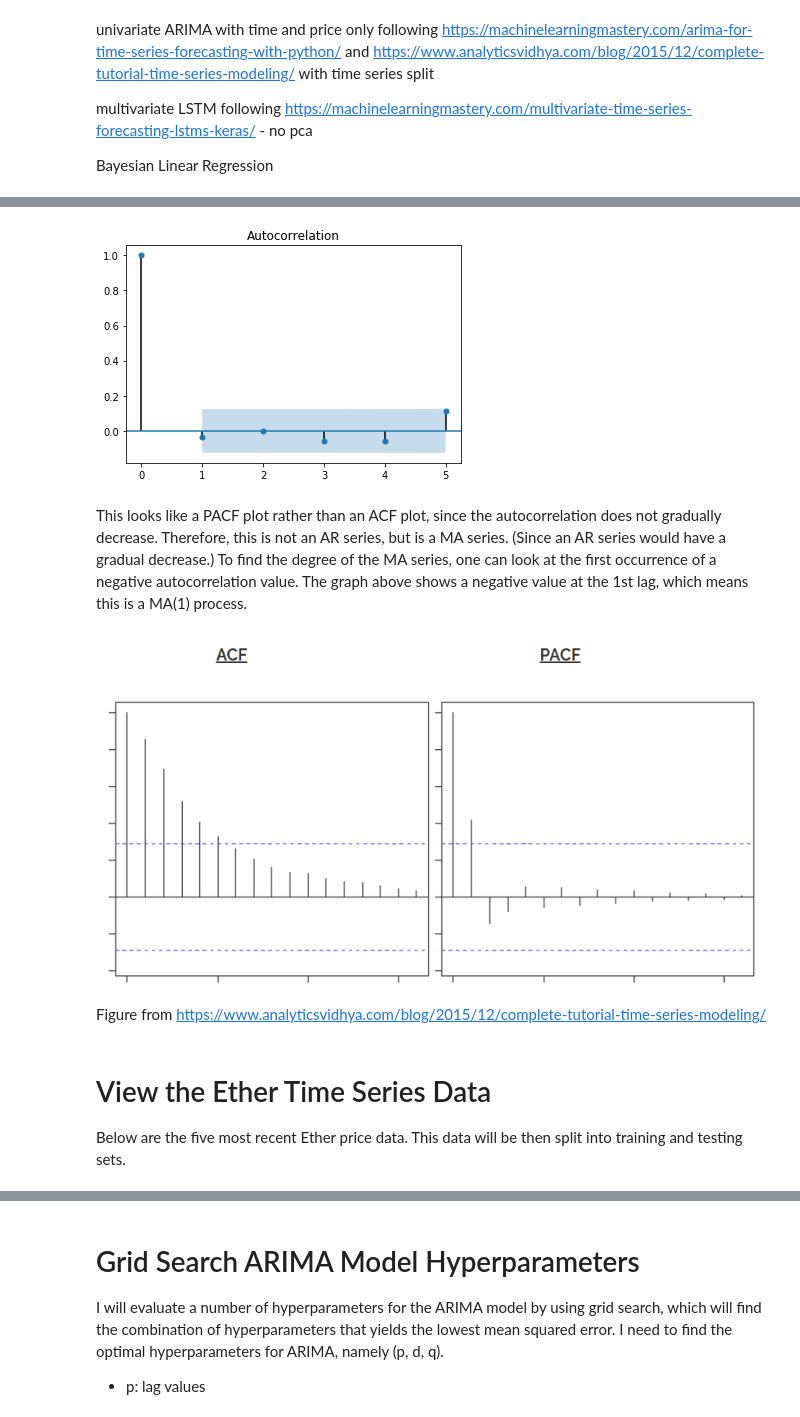
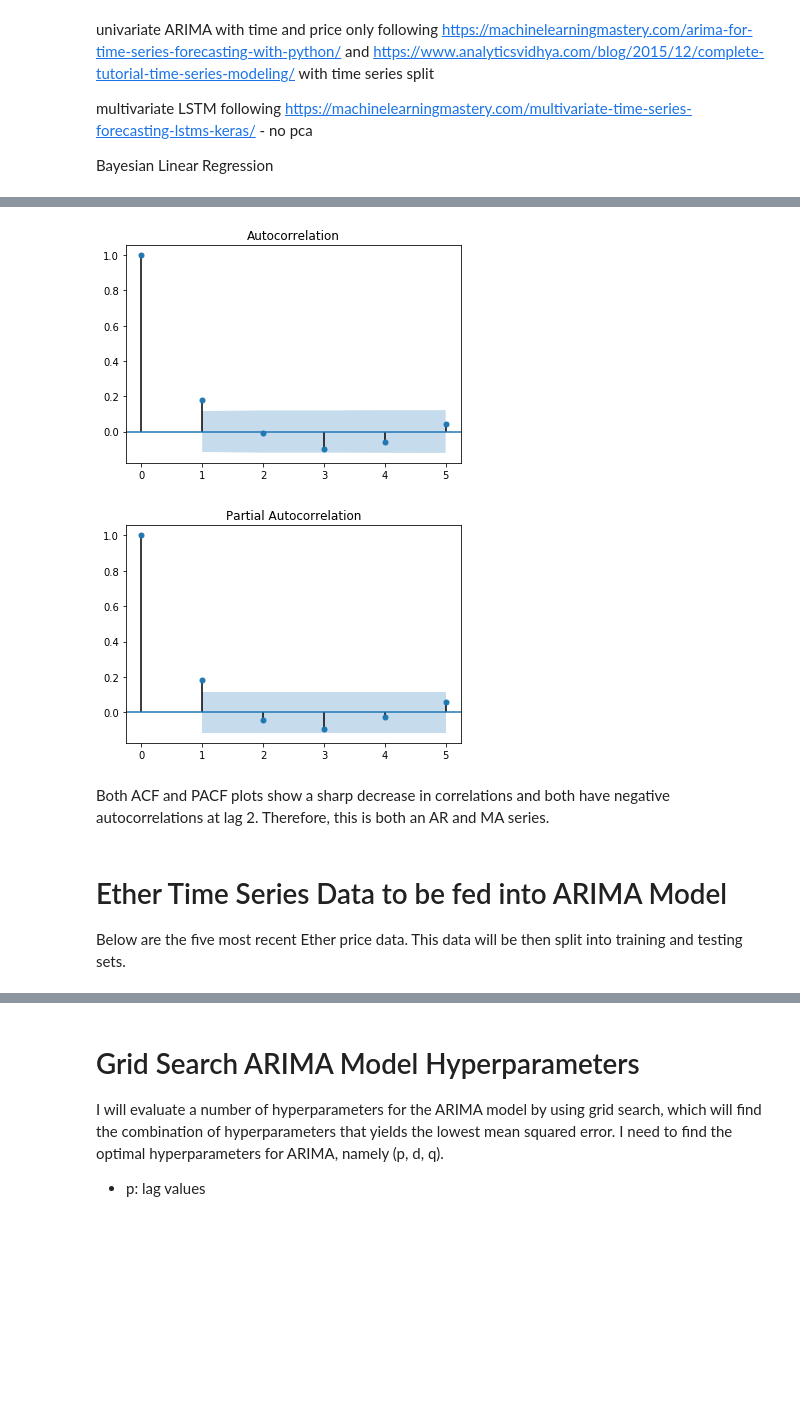
Before and after one commit to Smarker/udacity-ml, a Jupyter notebook: projects/capstone/MLCapstone.ipynb, the cells around one changed output, grey strips where cells are left out. Cells and saved outputs as stored; diff of their text form; code cells hidden in the pictures; blank space fills up the shorter version.

```diff
--- a/projects/capstone/MLCapstone.ipynb
+++ b/projects/capstone/MLCapstone.ipynb
@@ -515,15 +461,14 @@ I will use a **Total Correlation Chart** (also known as Auto – correlation Fun
 # %%
-from statsmodels.graphics.tsaplots import plot_acf
+from statsmodels.graphics.tsaplots import plot_acf, plot_pacf
 fig = plot_acf(x=ts_first_differences['Price'], lags=5)
+fig = plot_pacf(x=ts_first_differences['Price'], lags=5)
 # %% [output]
-[figure, old version]
+[figure, new version]
+[figure, added]
-# %% [markdown]
-This looks like a PACF plot rather than an ACF plot, since the autocorrelation does not gradually decrease. Therefore, this is not an AR series, but is a MA series. (Since an AR series would have a gradual decrease.) To find the degree of the MA series, one can look at the first occurrence of a negative autocorrelation value. The graph above shows a negative value at the 1st lag, which means this is a MA(1) process.
-
-![image.png](attachment:image.png)
-Figure from https://www.analyticsvidhya.com/blog/2015/12/complete-tutorial-time-series-modeling/
+# %% [markdown]
+Both ACF and PACF plots show a sharp decrease in correlations and both have negative autocorrelations at lag 2. Therefore, this is both an AR and MA series.
 # %% [markdown]
-# View the Ether Time Series Data
+# Ether Time Series Data to be fed into ARIMA Model
 
 Below are the five most recent Ether price data. This data will be then split into training and testing sets.
 # %%
```
Also changed, not shown: parts of 60 cells of this notebook.
